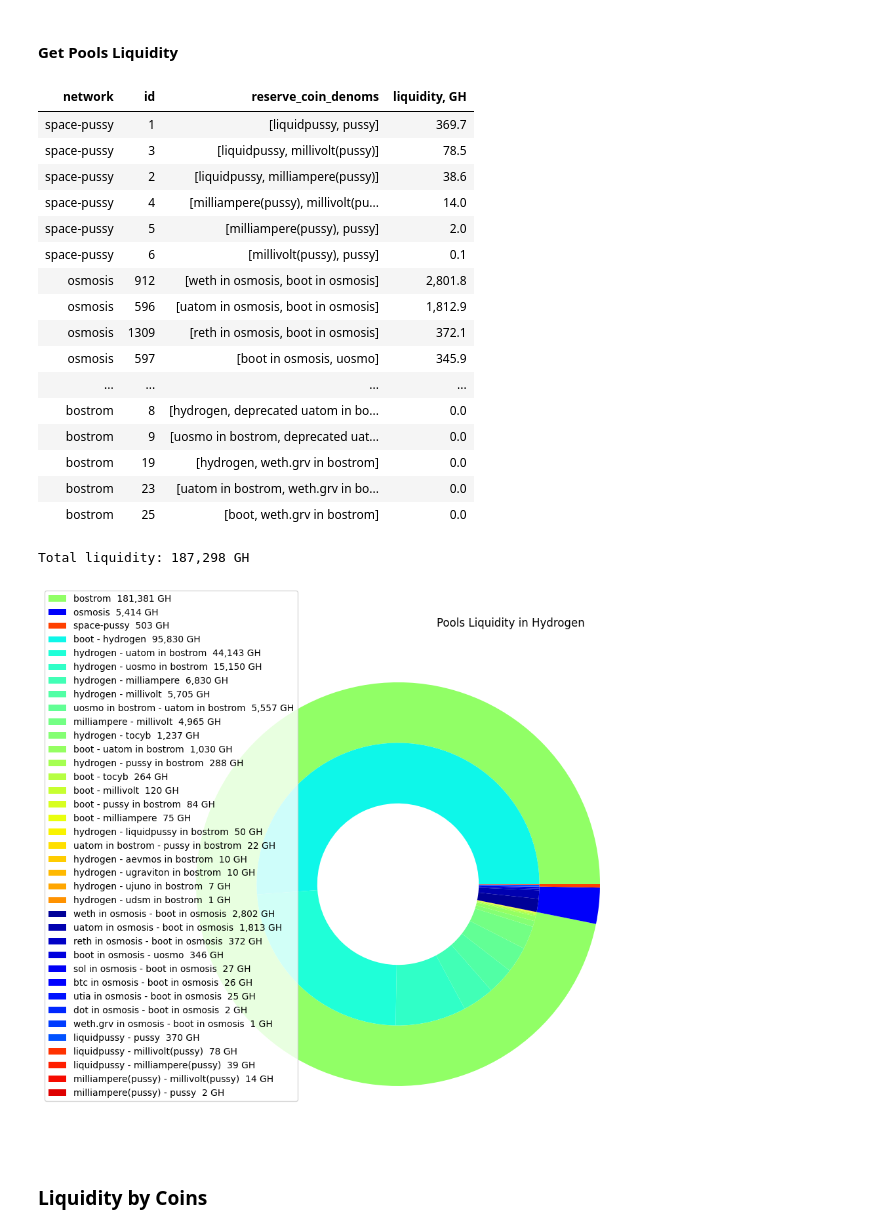
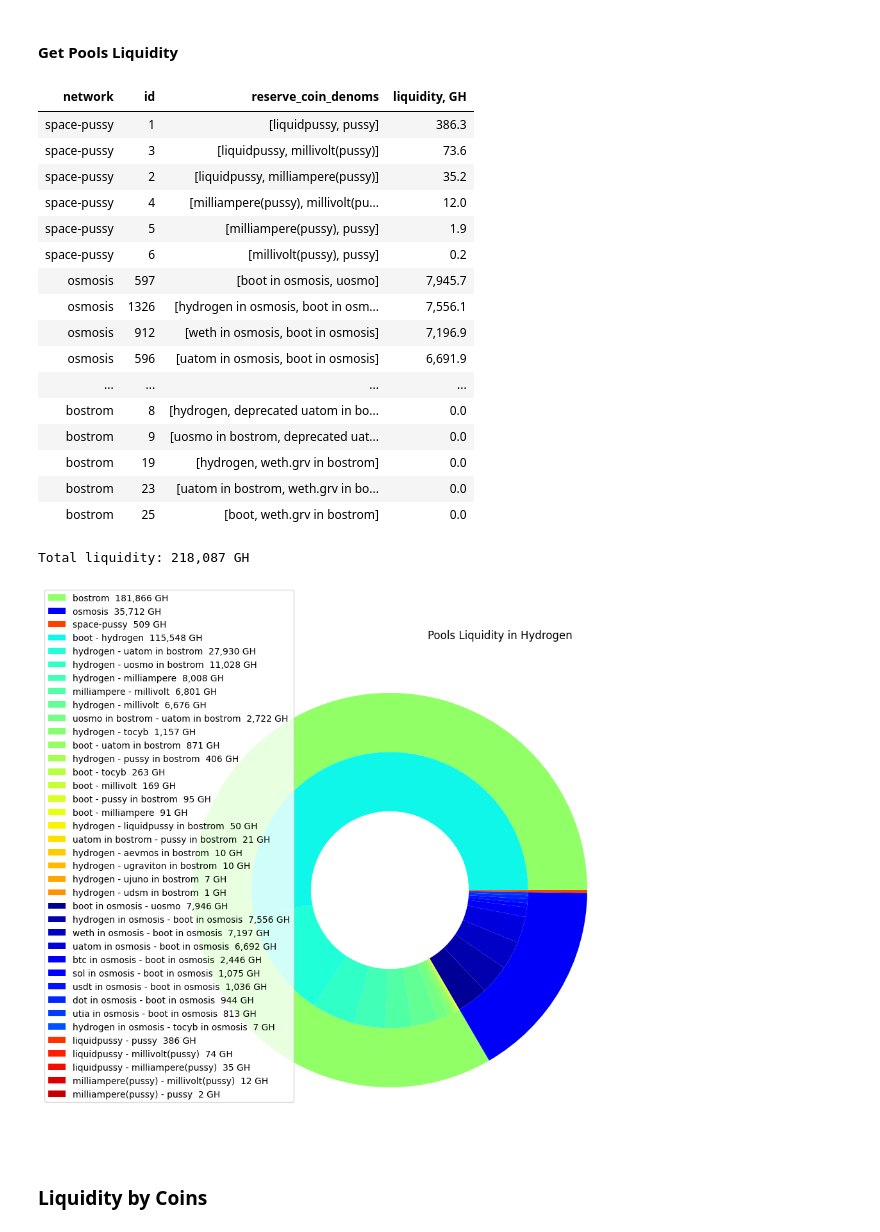
Before and after one commit to Snedashkovsky/cyber-arbitrage, a Jupyter notebook: pools_liquidity_in_gh.ipynb, the cells around one changed output. Cells and saved outputs as stored; diff of their text form; code cells hidden in the pictures.

Commit message:
- add new assets - update parameter types in data_extractors.py - recalculate Pools Liquidity abd Revenue Model

```diff
--- a/pools_liquidity_in_gh.ipynb
+++ b/pools_liquidity_in_gh.ipynb
@@ -113,8 +113,7 @@ display(HTML(
     .replace('text-align: left;', 'text-align: right')
     .replace('<tr>', '<tr align="right">')))
 
-print(
-    f"Total liquidity: {round(sum(pools_df['liquidity, GH'])):>,} GH")
+print(f"Total liquidity: {round(sum(pools_df['liquidity, GH'])):>,} GH")
 
 fig, ax = plt.subplots(figsize=(10, 10))
 size = 0.3
@@ -127,46 +126,50 @@ pools_df['denoms'] = pools_df.reserve_coin_denoms.map(lambda x: f'{x[0]} - {x[1]
 outer = pools_df.groupby('network')['liquidity, GH'].sum().sort_index(
         axis=0, level=[0], ascending=[True], inplace=False)
 inner = pools_df[pools_df['liquidity, GH'] > 1].groupby(
     ['network', 'denoms'])['liquidity, GH'].sum().sort_values(ascending=False).sort_index(
         axis=0, level=[0], ascending=[True], inplace=False)
 inner_labels = ['{1}  {2:>,.0f} GH'.format(i[0], i[1], j) for i, j in zip(inner.index, inner)]
 outer_labels = ['{0}  {1:>,.0f} GH'.format(i, j) for i, j in zip(outer.index, outer)]
+inner_cnt = inner.groupby('network').count().to_dict()
+cin = cm2(np.array(
+    list(range(18, 18 + inner_cnt['bostrom'])) +
+    list(range(1, 1 + inner_cnt['osmosis'])) +
+    list(range(42, 42 + inner_cnt['space-pussy']))))
 ax.pie(outer.values.flatten(), radius=1,
        labeldistance=0.73,
        wedgeprops=dict(width=size), colors=cout)
-cin = cm2(np.array(list(range(18, 38)) + list(range(1, 11)) + list(range(42, 49))))
 ax.pie(inner.values.flatten(),
        radius=1-size,
        wedgeprops=dict(width=size),
        labeldistance=0.5, colors=cin)
 
 ax.set_title('Pools Liquidity in Hydrogen'+' '*19, loc='right')
 
 plt.legend(outer_labels + inner_labels, loc=(-0.2, 0.07))
 handles, labels = ax.get_legend_handles_labels()
 plt.show()
 
 pools_df.to_csv('data/pools_liquidity.csv')
 # %% [output]
 | network | id | reserve_coin_denoms | liquidity, GH |
-| space-pussy | 1 | [liquidpussy, pussy] | 369.7 |
-| space-pussy | 3 | [liquidpussy, millivolt(pussy)] | 78.5 |
-| space-pussy | 2 | [liquidpussy, milliampere(pussy)] | 38.6 |
-| space-pussy | 4 | [milliampere(pussy), millivolt(pu... | 14.0 |
-| space-pussy | 5 | [milliampere(pussy), pussy] | 2.0 |
-| space-pussy | 6 | [millivolt(pussy), pussy] | 0.1 |
-| osmosis | 912 | [weth in osmosis, boot in osmosis] | 2,801.8 |
-| osmosis | 596 | [uatom in osmosis, boot in osmosis] | 1,812.9 |
-| osmosis | 1309 | [reth in osmosis, boot in osmosis] | 372.1 |
-| osmosis | 597 | [boot in osmosis, uosmo] | 345.9 |
+| space-pussy | 1 | [liquidpussy, pussy] | 386.3 |
+| space-pussy | 3 | [liquidpussy, millivolt(pussy)] | 73.6 |
+| space-pussy | 2 | [liquidpussy, milliampere(pussy)] | 35.2 |
+| space-pussy | 4 | [milliampere(pussy), millivolt(pu... | 12.0 |
+| space-pussy | 5 | [milliampere(pussy), pussy] | 1.9 |
+| space-pussy | 6 | [millivolt(pussy), pussy] | 0.2 |
+| osmosis | 597 | [boot in osmosis, uosmo] | 7,945.7 |
+| osmosis | 1326 | [hydrogen in osmosis, boot in osm... | 7,556.1 |
+| osmosis | 912 | [weth in osmosis, boot in osmosis] | 7,196.9 |
+| osmosis | 596 | [uatom in osmosis, boot in osmosis] | 6,691.9 |
 | ... | ... | ... | ... |
 | bostrom | 8 | [hydrogen, deprecated uatom in bo... | 0.0 |
 | bostrom | 9 | [uosmo in bostrom, deprecated uat... | 0.0 |
 | bostrom | 19 | [hydrogen, weth.grv in bostrom] | 0.0 |
 | bostrom | 23 | [uatom in bostrom, weth.grv in bo... | 0.0 |
 | bostrom | 25 | [boot, weth.grv in bostrom] | 0.0 |
-Total liquidity: 187,298 GH
+Total liquidity: 218,087 GH
-[figure, old version]
+[figure, new version]
 # %% [markdown]
 ### Liquidity by Coins
 # %%
```
Also changed, not shown: parts of 4 cells of this notebook, 3 other files.
